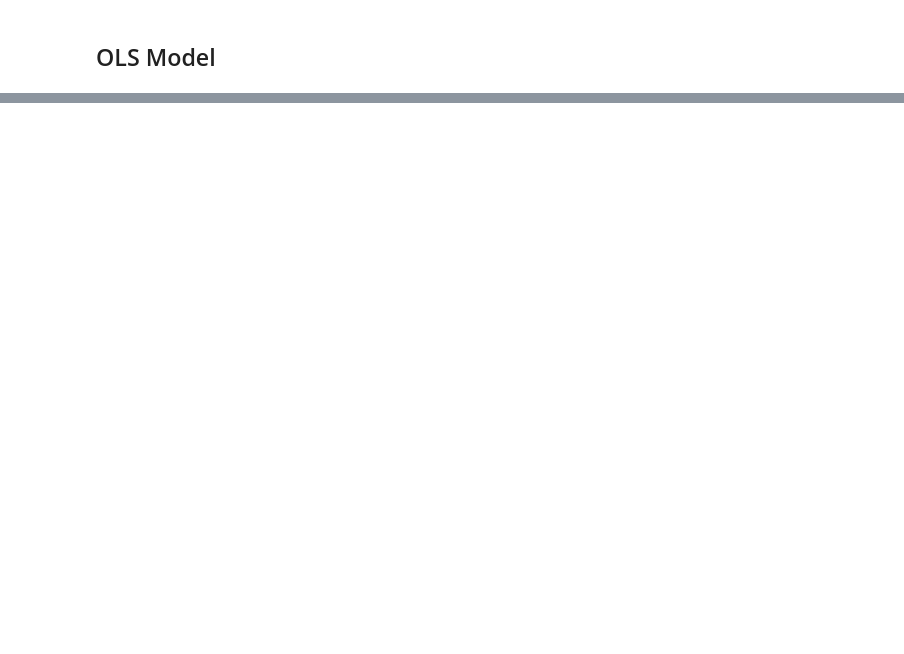
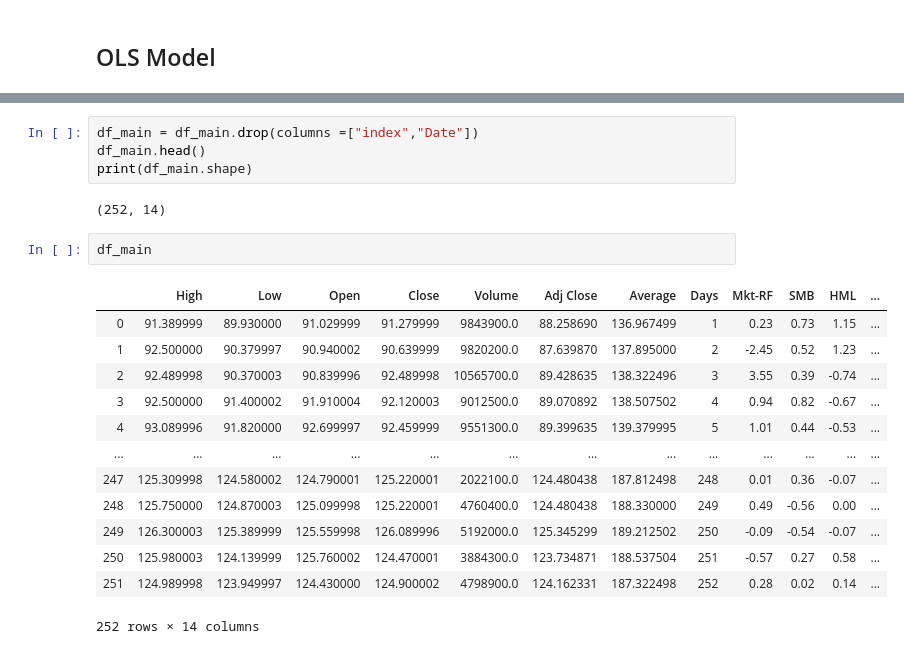
Before and after one commit to parthrana34/Machine-Learning-in-Finance, a Jupyter notebook: Dashboard/Shaishav/Presentation_2.ipynb, the cells around one changed output, grey strips where cells are left out. Drawn from its saved outputs; the diff is of its cells as text; blank space fills up the shorter version.

```diff
--- a/Dashboard/Shaishav/Presentation_2.ipynb
+++ b/Dashboard/Shaishav/Presentation_2.ipynb
@@ -72,0 +71,22 @@ array([[ 91.38999939,  89.93000031,  91.15499878],
+# %%
+df_main = df_main.drop(columns =["index","Date"])
+df_main.head()
+print(df_main.shape)
+# %% [output]
+(252, 14)
+# %%
+df_main
+# %% [output]
+|  | High | Low | Open | Close | Volume | Adj Close | Average | Days | Mkt-RF | SMB | HML | ... |
+| 0 | 91.389999 | 89.930000 | 91.029999 | 91.279999 | 9843900.0 | 88.258690 | 136.967499 | 1 | 0.23 | 0.73 | 1.15 | ... |
+| 1 | 92.500000 | 90.379997 | 90.940002 | 90.639999 | 9820200.0 | 87.639870 | 137.895000 | 2 | -2.45 | 0.52 | 1.23 | ... |
+| 2 | 92.489998 | 90.370003 | 90.839996 | 92.489998 | 10565700.0 | 89.428635 | 138.322496 | 3 | 3.55 | 0.39 | -0.74 | ... |
+| 3 | 92.500000 | 91.400002 | 91.910004 | 92.120003 | 9012500.0 | 89.070892 | 138.507502 | 4 | 0.94 | 0.82 | -0.67 | ... |
+| 4 | 93.089996 | 91.820000 | 92.699997 | 92.459999 | 9551300.0 | 89.399635 | 139.379995 | 5 | 1.01 | 0.44 | -0.53 | ... |
+| ... | ... | ... | ... | ... | ... | ... | ... | ... | ... | ... | ... | ... |
+| 247 | 125.309998 | 124.580002 | 124.790001 | 125.220001 | 2022100.0 | 124.480438 | 187.812498 | 248 | 0.01 | 0.36 | -0.07 | ... |
+| 248 | 125.750000 | 124.870003 | 125.099998 | 125.220001 | 4760400.0 | 124.480438 | 188.330000 | 249 | 0.49 | -0.56 | 0.00 | ... |
+| 249 | 126.300003 | 125.389999 | 125.559998 | 126.089996 | 5192000.0 | 125.345299 | 189.212502 | 250 | -0.09 | -0.54 | -0.07 | ... |
+| 250 | 125.980003 | 124.139999 | 125.760002 | 124.470001 | 3884300.0 | 123.734871 | 188.537504 | 251 | -0.57 | 0.27 | 0.58 | ... |
+| 251 | 124.989998 | 123.949997 | 124.430000 | 124.900002 | 4798900.0 | 124.162331 | 187.322498 | 252 | 0.28 | 0.02 | 0.14 | ... |
+252 rows × 14 columns
```
Also changed, not shown: parts of 14 cells of this notebook, 1 other file.
